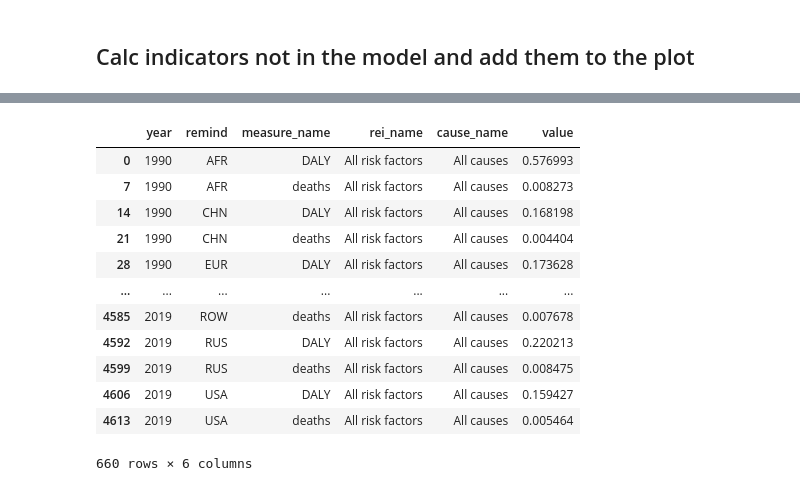
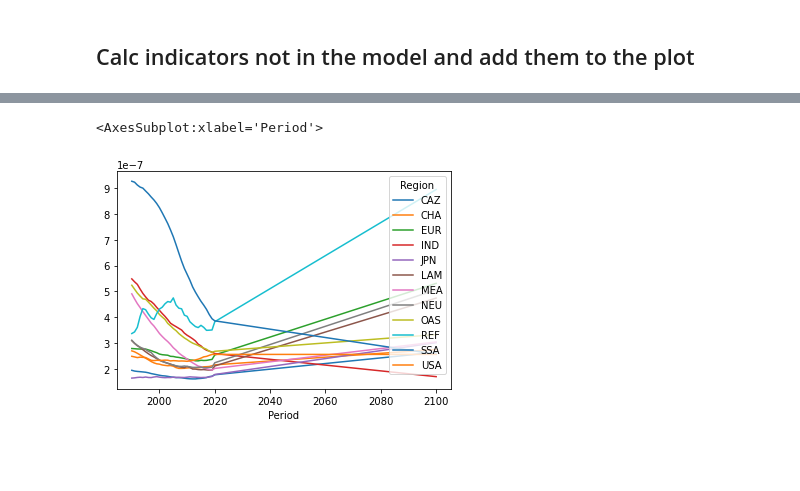
Before and after one commit to rauner/bicycles_rule, a Jupyter notebook: EDGE_T_internalization.ipynb, the cells around one changed output, grey strips where cells are left out. Drawn from its saved outputs; the diff is of its cells as text; code cells hidden in the pictures; blank space fills up the shorter version.

```diff
--- a/EDGE_T_internalization.ipynb
+++ b/EDGE_T_internalization.ipynb
@@ -496,30 +433,0 @@ df = df.drop([0], axis=1)
-# %%
-#low physical activity
-
-# I need all cause mortality from all risk factors
-df_low =  df.loc[(df['rei_name'] == 'All risk factors') & (df['cause_name'] == 'All causes')]
-df_low
-
-
-# calculate the benefit per MET
-# extract loweing of all cause mortality per MET
-
-# 10.1016/S0140-6736(17)31634-3
-# there are three groups of physical activity, Fig 1
-# take the minimum to go to medium  which is probably the most realistic group to get to
-
-# assigne the benefit to bicycles and walking
-# %% [output]
-|  | year | remind | measure_name | rei_name | cause_name | value |
-| 0 | 1990 | AFR | DALY | All risk factors | All causes | 0.576993 |
-| 7 | 1990 | AFR | deaths | All risk factors | All causes | 0.008273 |
-| 14 | 1990 | CHN | DALY | All risk factors | All causes | 0.168198 |
-| 21 | 1990 | CHN | deaths | All risk factors | All causes | 0.004404 |
-| 28 | 1990 | EUR | DALY | All risk factors | All causes | 0.173628 |
-| ... | ... | ... | ... | ... | ... | ... |
-| 4585 | 2019 | ROW | deaths | All risk factors | All causes | 0.007678 |
-| 4592 | 2019 | RUS | DALY | All risk factors | All causes | 0.220213 |
-| 4599 | 2019 | RUS | deaths | All risk factors | All causes | 0.008475 |
-| 4606 | 2019 | USA | DALY | All risk factors | All causes | 0.159427 |
-| 4613 | 2019 | USA | deaths | All risk factors | All causes | 0.005464 |
-660 rows × 6 columns
@@ -557,0 +483,32 @@ df_low
+# %%
+# literautre data is only from 1990 to 2019
+# fill here the 2020 to 2100 in step 5 with NA for later interpolation
+
+years = edgetransport['period'].unique()[edgetransport['period'].unique() > 2019]
+
+def add_missing_years(df_in, value_column):
+
+    for x in years:
+        df = df_in.loc[df_in['Period'] == 1990]
+        df['Period'] = x
+        df[value_column] = 'NaN'
+        df_in = pd.concat([df_in,df])
+    return df_in
+
+df_low = add_missing_years(df_low, 'Value_low')
+df_acc_remind = add_missing_years(df_acc_remind, 'Value_acc')
+df_noise = add_missing_years(df_noise, 'Value_noise')
+# %%
+#extrapolate to the future years for:
+#interpolate stuff here
+
+#1. low physical activity
+df_low['Value_low'] = pd.to_numeric(df_low['Value_low'], errors='coerce')
+df_low = df_low.pivot(index=['Region','Period','Unit_low'],columns = 'Variable', values='Value_low')
+# %%
+df_low = df_low.interpolate(method='linear')
+# %%
+df_low.apply(lambda group: group.interpolate(method='linear')).pivot_table(values="Cycling", index="Period", columns="Region").plot()
+# %% [output]
+<AxesSubplot:xlabel='Period'>
+[figure, added]
```
Also changed, not shown: parts of 15 cells of this notebook, 1 other file.
